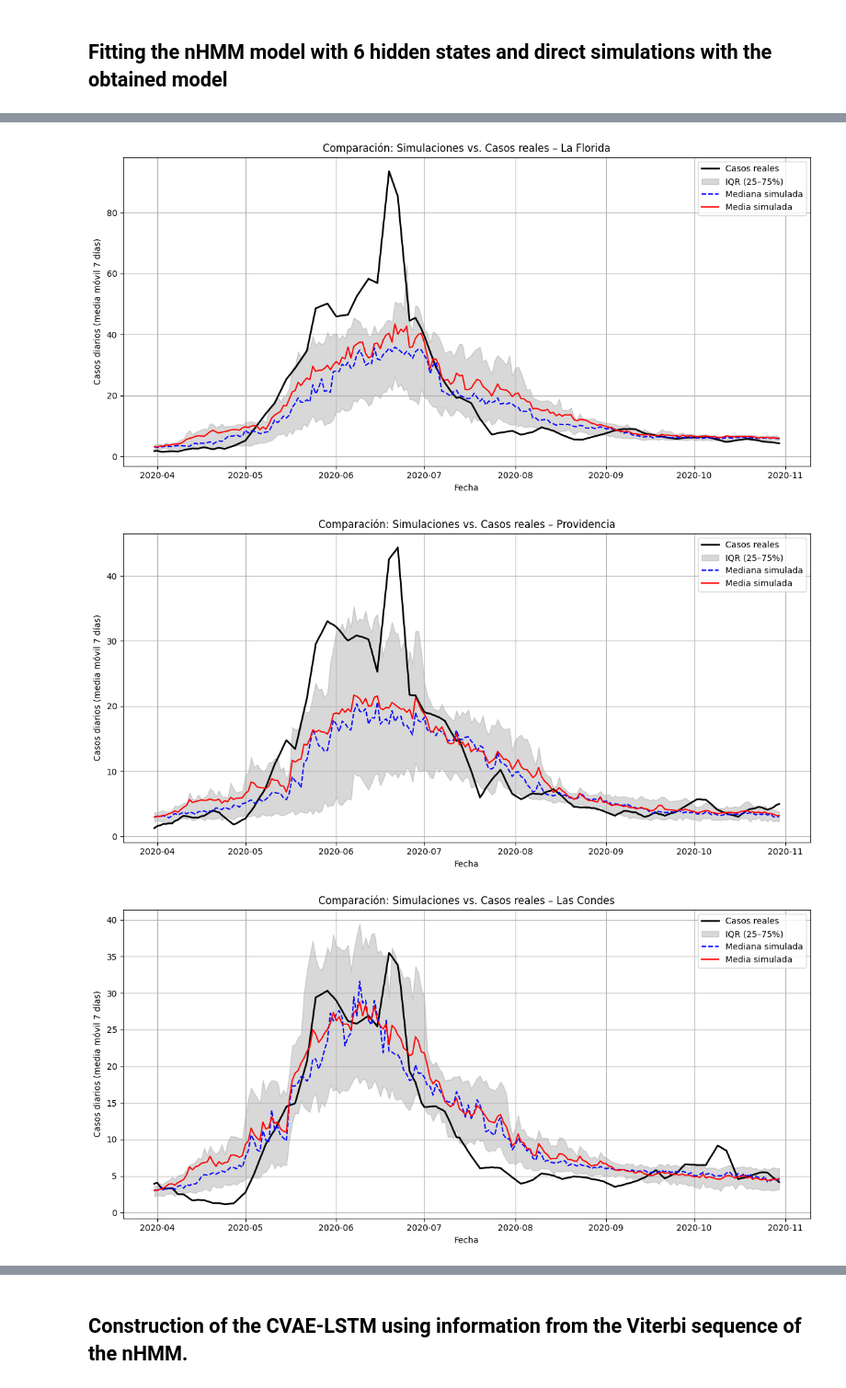
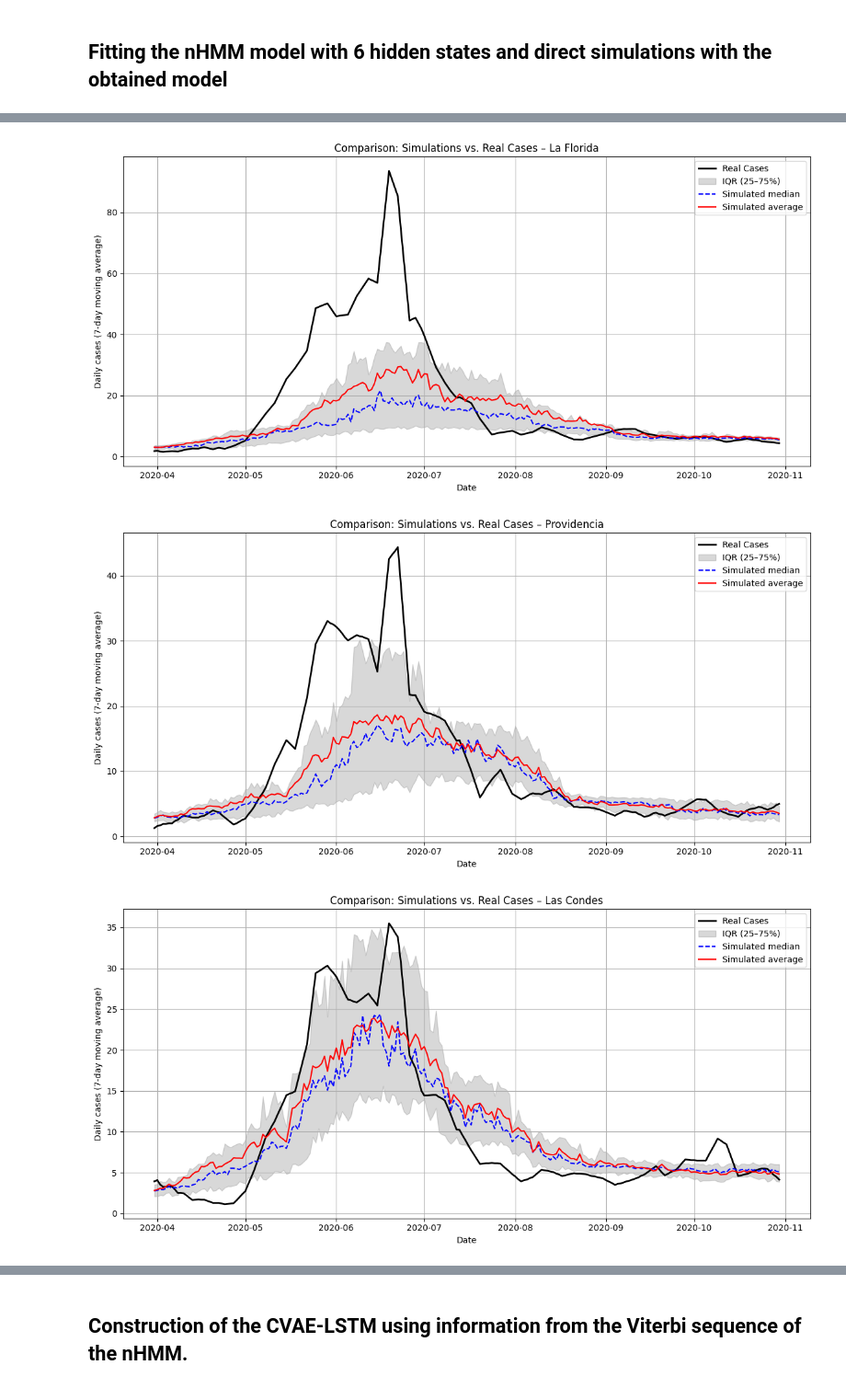
Before and after one commit to lugerlakes/covid-nhmm, a Jupyter notebook: notebooks/NHMM-CVAE-LSTM.ipynb, the cells around one changed output, grey strips where cells are left out. Shown at 92% size. Drawn from its saved outputs; the diff is of its cells as text; code cells hidden in the pictures.

```diff
--- a/notebooks/NHMM-CVAE-LSTM.ipynb
+++ b/notebooks/NHMM-CVAE-LSTM.ipynb
@@ -29,5 +37,5 @@ np.random.seed(2031)
 # %%
-covid_data = pd.read_excel('/Users/mauricioherrera/mis_env/covid-nhmm/data/covid_data.xlsx')# cambiar la ruta
+covid_data = pd.read_excel('../data/raw/covid_data.xlsx',engine='openpyxl')
 # %%
 covid_data.rename(columns={'IM_interno': 'Internal_Mobility_Index',
                            'IM_externo': 'External_Mobility_Index',
@@ -76,19 +84,12 @@ print(len(covid_data))    # To check alignment
 # %% [markdown]
 ## Fitting the nHMM model with 6 hidden states and direct simulations with the obtained model
 # %%
-# Paso 1: Activar rpy2 y preparar datos en R
-from rpy2.robjects import r, pandas2ri
-from rpy2.robjects.packages import importr
-import numpy as np
-import pandas as pd
-import matplotlib.pyplot as plt
-
-# Activar conversión automática
+# Activate automatic conversion
 pandas2ri.activate()
 r.assign("covid_data_r", pandas2ri.py2rpy(covid_data))
 r.assign("ntimes", pandas2ri.py2rpy(ntimes))
 
-# Paso 2: Ajustar HMM con fórmula en escala transformada
+# Adjust HMM with formula in transformed scale
 hmm_formula = r("as.formula")("Gross_Daily_Cases_Mobile_Average_7_Days ~ 1")
 trans_formula = r("as.formula")("~ Internal_Mobility_Index + External_Mobility_Index + Commune")
 gaussian_family = r["gaussian"]()
@@ -104,10 +105,10 @@ hmm_model = depmixS4.depmix(
 )
 hmm_fitted = depmixS4.fit(hmm_model, verbose=False)
 r.assign("hmm_fitted", hmm_fitted)
-# Paso 3: Simular
+# Simulate
 N_sim = 100
 r(f'''
-set.seed(1234)
+set.seed(2030)
 simulaciones_list <- vector("list", {N_sim})
 for (i in 1:{N_sim}) {{
   sim <- simulate(hmm_fitted)
@@ -120,20 +121,20 @@ sim_df$Commune <- covid_data_r$Commune
 sim_df$Date <- as.character(covid_data_r$Date)
 ''')
 
-# Paso 4: Convertir a pandas y arreglar fechas
+# Convert to pandas and fix dates
 sim_df = pandas2ri.rpy2py(r['sim_df'])
 sim_df['Date'] = pd.to_datetime(sim_df['Date'])
 
-# Paso 5: Graficar simulaciones vs. datos reales
+# Plot simulations vs. real data
 target_communes = ["Vitacura", "Puente Alto", "La Pintana", "Cerrillos", "La Florida","Providencia", "Las Condes"]
-for comuna in target_communes:
+for commune in target_communes:
     plt.figure(figsize=(12, 6))
 
-    df_real = covid_data[covid_data["Commune"] == comuna].sort_values("Date")
+    df_real = covid_data[covid_data["Commune"] == commune].sort_values("Date")
     plt.plot(df_real["Date"], df_real["Gross_Daily_Cases_Mobile_Average_7_Days"],
-             label="Casos reales", linewidth=2, color="black")
+             label="Real Cases", linewidth=2, color="black")
 
-    df_sim = sim_df[sim_df["Commune"] == comuna].sort_values("Date")
+    df_sim = sim_df[sim_df["Commune"] == commune].sort_values("Date")
     sim_cols = [col for col in df_sim.columns if col.startswith("sim_")]
     sim_values = df_sim[sim_cols].values
     dates = df_sim["Date"].values
@@ -144,12 +145,12 @@ for comuna in target_communes:
     mean = sim_values.mean(axis=1)
 
     plt.fill_between(dates, p25, p75, color="gray", alpha=0.3, label="IQR (25–75%)")
-    plt.plot(dates, p50, linestyle="--", color="blue", label="Mediana simulada")
-    plt.plot(dates, mean, linestyle="-", color="red", label="Media simulada")
+    plt.plot(dates, p50, linestyle="--", color="blue", label="Simulated median")
+    plt.plot(dates, mean, linestyle="-", color="red", label="Simulated average")
 
-    plt.title(f"Comparación: Simulaciones vs. Casos reales – {comuna}")
-    plt.xlabel("Fecha")
-    plt.ylabel("Casos diarios (media móvil 7 días)")
+    plt.title(f"Comparison: Simulations vs. Real Cases – {commune}")
+    plt.xlabel("Date")
+    plt.ylabel("Daily cases (7-day moving average)")
     plt.legend()
     plt.grid(True)
     plt.tight_layout()
@@ -163,6 +164,6 @@ converged at iteration 64 with logLik: -17899.32
-[figure, old version]
+[figure, new version]
-[figure, old version]
+[figure, new version]
-[figure, old version]
+[figure, new version]
 # %%
 # Extract the most probable sequence of states (Viterbi path and probabilities)
 posterior_probs = r['slot'](hmm_fitted, "posterior")
```
Also changed, not shown: parts of 8 cells of this notebook, 16 other files.
